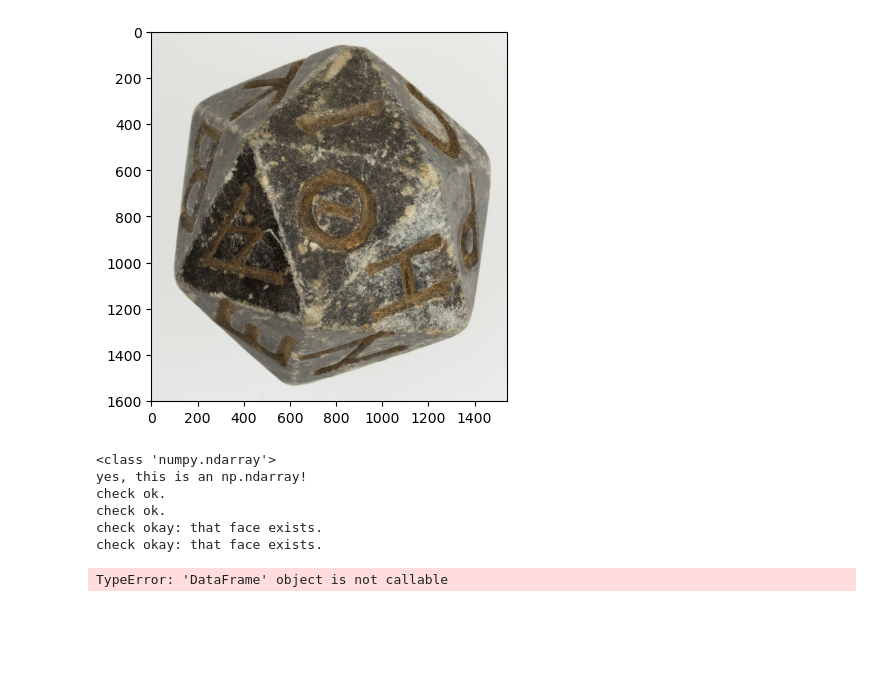
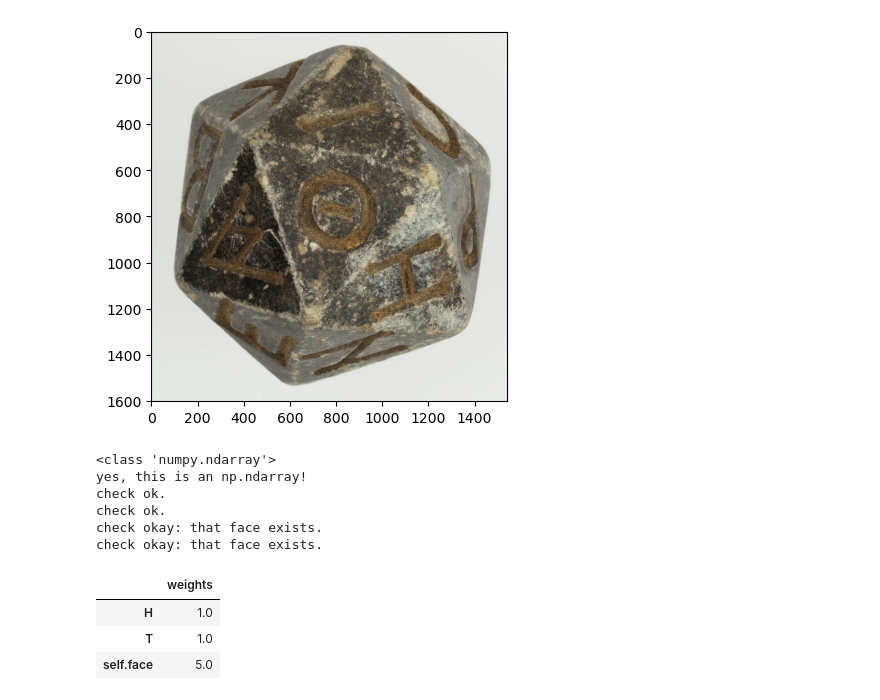
Before and after one commit to virginia-vrb9e/MONCARLO, a Jupyter notebook: Untitled1.ipynb, the cells around one changed output. Drawn from its saved outputs; the diff is of its cells as text; code cells hidden in the pictures; blank space fills up the shorter version.

```diff
--- a/Untitled1.ipynb
+++ b/Untitled1.ipynb
@@ -37,13 +37,16 @@ check ok.
 # %%
 unfair_coin = MonCarloDevice(a)
 unfair_coin.change_facewt('H', 5)
 
-unfair_coin._gamestats()
+unfair_coin._gamestats
 # %% [output]
 <class 'numpy.ndarray'>
 yes, this is an np.ndarray!
 check ok.
 check ok.
 check okay: that face exists.
 check okay: that face exists.
-TypeError: 'DataFrame' object is not callable
+|  | weights |
+| H | 1.0 |
+| T | 1.0 |
+| self.face | 5.0 |
```
Also changed, not shown: 1 other file.
